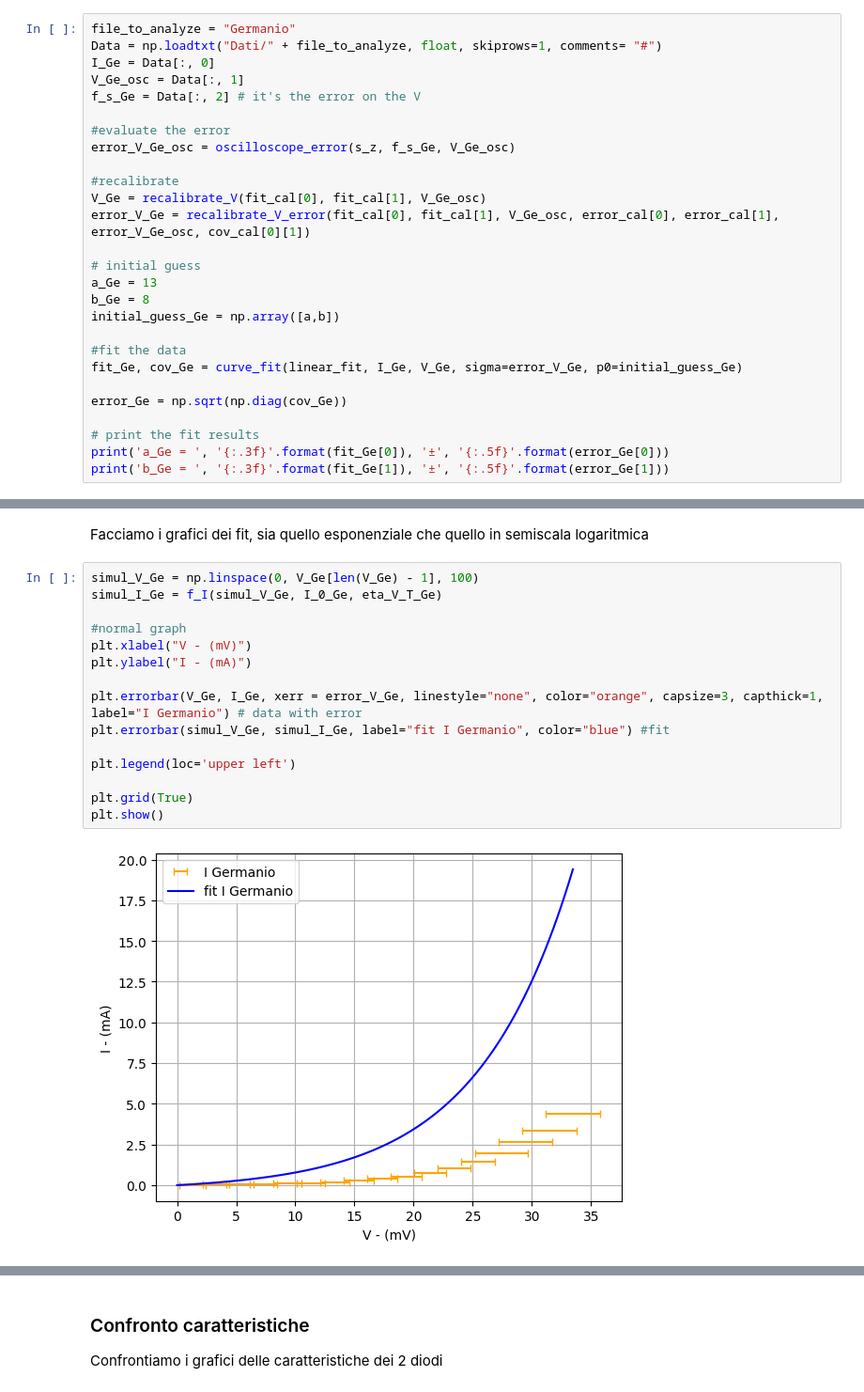
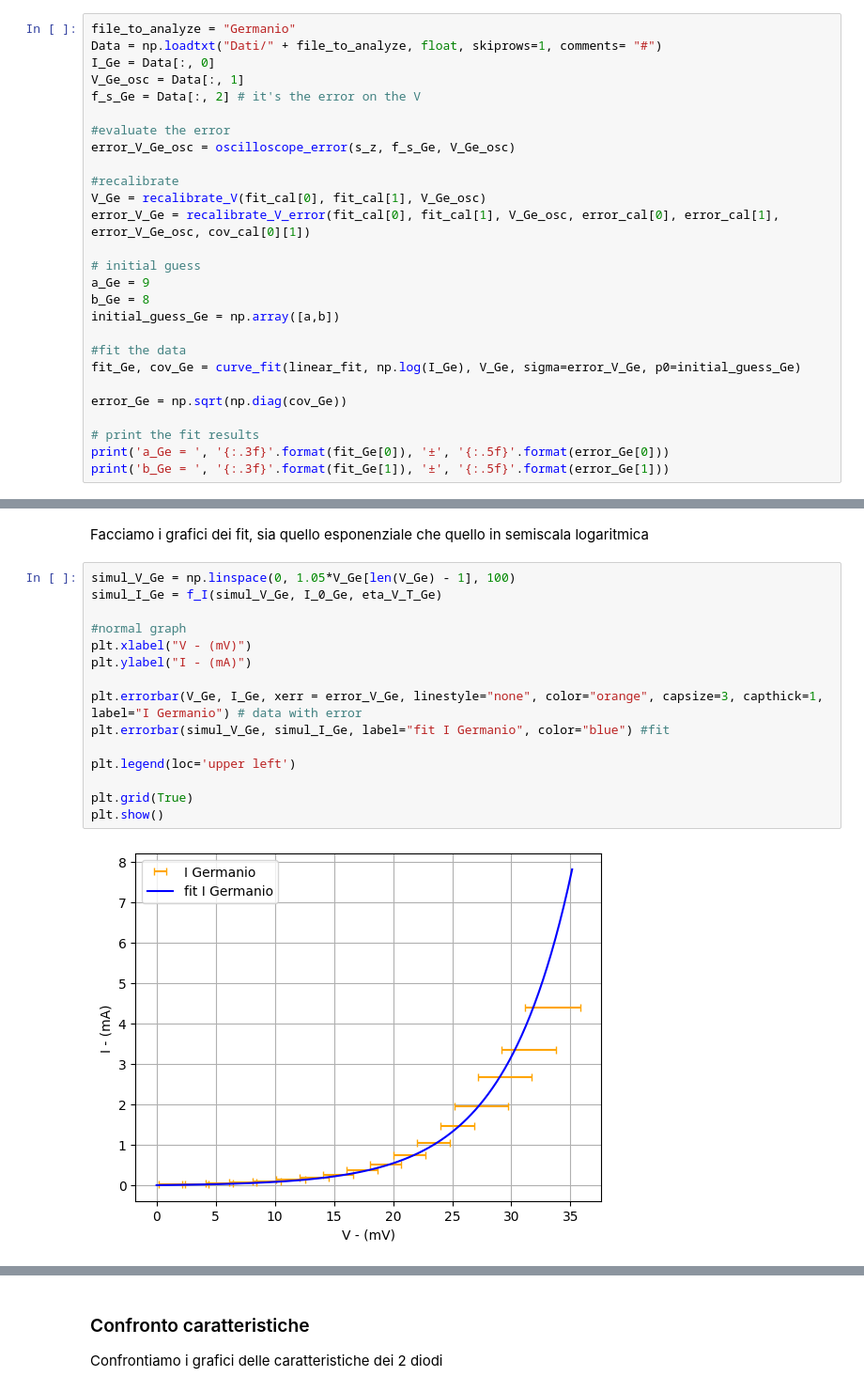
Before and after one commit to Filippo3001/Physics, a Jupyter notebook: notebook/Lab/Esperimento 1/Esperimento 1 Lab.ipynb, the cells around one changed output, grey strips where cells are left out. Shown at 94% size. Cells and saved outputs as stored; diff of their text form.

```diff
--- a/notebook/Lab/Esperimento 1/Esperimento 1 Lab.ipynb
+++ b/notebook/Lab/Esperimento 1/Esperimento 1 Lab.ipynb
@@ -225,12 +227,12 @@ V_Ge = recalibrate_V(fit_cal[0], fit_cal[1], V_Ge_osc)
 error_V_Ge = recalibrate_V_error(fit_cal[0], fit_cal[1], V_Ge_osc, error_cal[0], error_cal[1], error_V_Ge_osc, cov_cal[0][1])
 
 # initial guess
-a_Ge = 13
+a_Ge = 9
 b_Ge = 8
 initial_guess_Ge = np.array([a,b])
 
 #fit the data
-fit_Ge, cov_Ge = curve_fit(linear_fit, I_Ge, V_Ge, sigma=error_V_Ge, p0=initial_guess_Ge)
+fit_Ge, cov_Ge = curve_fit(linear_fit, np.log(I_Ge), V_Ge, sigma=error_V_Ge, p0=initial_guess_Ge)
 
 error_Ge = np.sqrt(np.diag(cov_Ge))
 
@@ -258,22 +260,22 @@ I_0 =  0.320 ± nan
 # %% [markdown]
 Facciamo i grafici dei fit, sia quello esponenziale che quello in semiscala logaritmica
 # %%
-simul_V_Ge = np.linspace(0, V_Ge[len(V_Ge) - 1], 100)
+simul_V_Ge = np.linspace(0, 1.05*V_Ge[len(V_Ge) - 1], 100)
 simul_I_Ge = f_I(simul_V_Ge, I_0_Ge, eta_V_T_Ge)
 
 #normal graph
 plt.xlabel("V - (mV)")
 plt.ylabel("I - (mA)")
 
 plt.errorbar(V_Ge, I_Ge, xerr = error_V_Ge, linestyle="none", color="orange", capsize=3, capthick=1, label="I Germanio") # data with error
 plt.errorbar(simul_V_Ge, simul_I_Ge, label="fit I Germanio", color="blue") #fit
 
 plt.legend(loc='upper left')
 
 plt.grid(True)
 plt.show()
 # %% [output]
-[figure, old version]
+[figure, new version]
 # %%
 #semilogarithmic graph
 plt.xlabel("V - (mV)")
```
Also changed, not shown: parts of 9 cells of this notebook.
